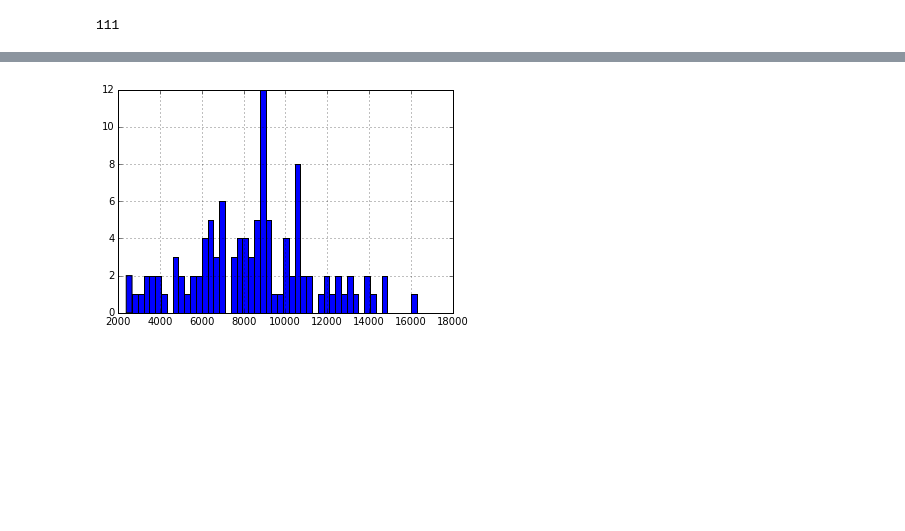
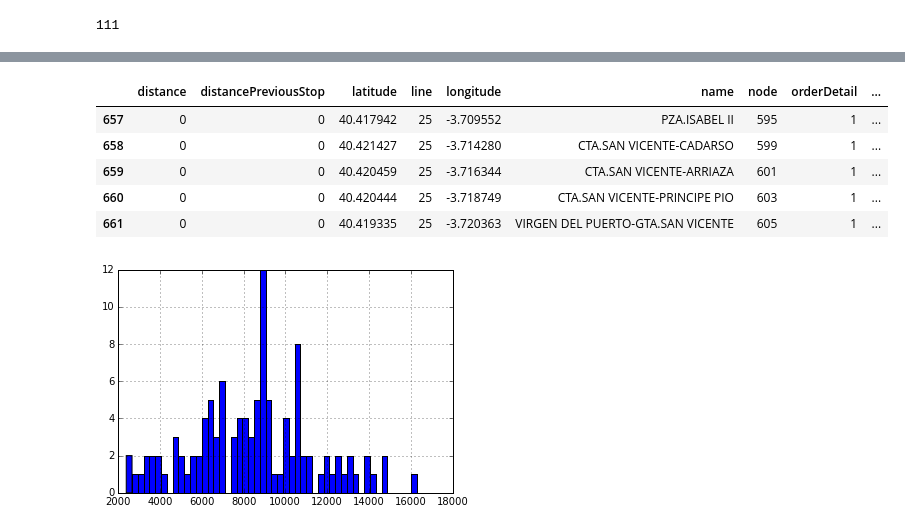
Before and after one commit to Naveed1842/beeva-datascience-training, a Jupyter notebook: example_emtmadrid/describe_emtlines.ipynb, the cells around one changed output, grey strips where cells are left out. Saved outputs shown, nothing was run; the diff lists cells and outputs as text; code cells hidden in the pictures; blank space fills up the shorter version.

```diff
--- a/example_emtmadrid/describe_emtlines.ipynb
+++ b/example_emtmadrid/describe_emtlines.ipynb
@@ -40,3 +44,12 @@ len(df["line"].unique())
+# %%
+df[df.line == 25].head()
+# %% [output]
+|  | distance | distancePreviousStop | latitude | line | longitude | name | node | orderDetail | ... |
+| 657 | 0 | 0 | 40.417942 | 25 | -3.709552 | PZA.ISABEL II | 595 | 1 | ... |
+| 658 | 0 | 0 | 40.421427 | 25 | -3.714280 | CTA.SAN VICENTE-CADARSO | 599 | 1 | ... |
+| 659 | 0 | 0 | 40.420459 | 25 | -3.716344 | CTA.SAN VICENTE-ARRIAZA | 601 | 1 | ... |
+| 660 | 0 | 0 | 40.420444 | 25 | -3.718749 | CTA.SAN VICENTE-PRINCIPE PIO | 603 | 1 | ... |
+| 661 | 0 | 0 | 40.419335 | 25 | -3.720363 | VIRGEN DEL PUERTO-GTA.SAN VICENTE | 605 | 1 | ... |
 # %%
 df["distance"].groupby(df["line"]).max().hist(bins=50);
 # %% [output]
```
Also changed, not shown: parts of 3 cells of this notebook.
